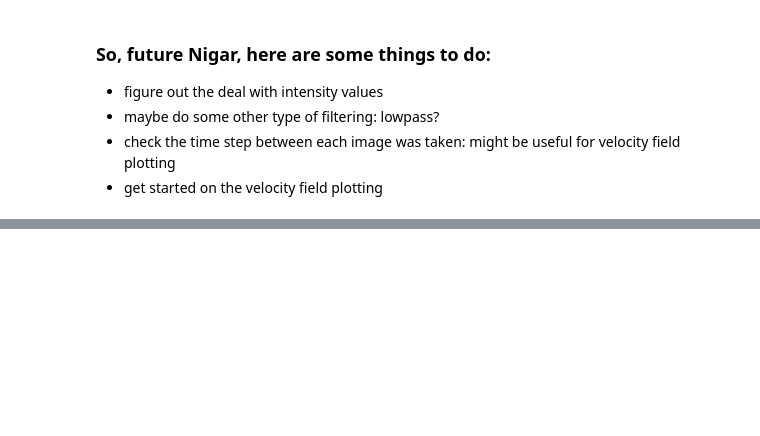
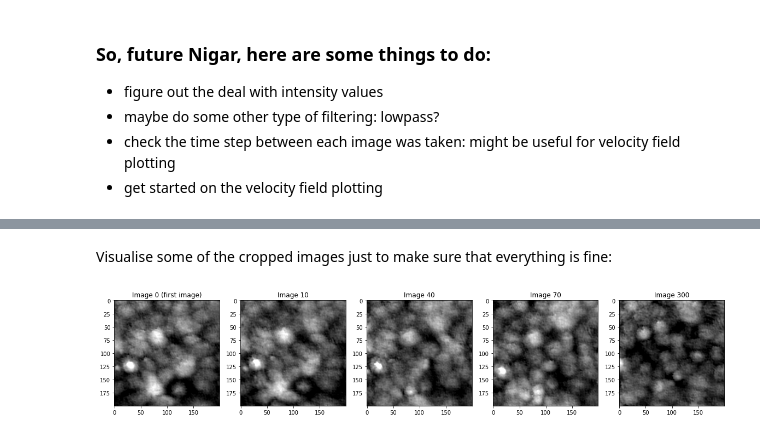
Before and after one commit to nigarabbasova/MCsThesisAnalysis, a Jupyter notebook: preliminary_analysis.ipynb, the cells around one changed output, grey strips where cells are left out. Drawn from its saved outputs; the diff is of its cells as text; code cells hidden in the pictures; blank space fills up the shorter version.

```diff
--- a/preliminary_analysis.ipynb
+++ b/preliminary_analysis.ipynb
@@ -118,0 +142,24 @@ Before filtering:  [118 110 100  90  90  98 106 118 138 152 154 152 148 142 136
+# %% [markdown]
+Visualise some of the cropped images just to make sure that everything is fine:
+# %%
+# Create subplots with 1 row and 5 columns
+image_size = (20,20)
+fig, axes = plt.subplots(1, 5, figsize=image_size)
+ax = axes.ravel()
+
+# Display images and set titles
+ax[0].imshow(cropped_images[0], cmap=plt.cm.gray)
+ax[0].set_title('Image 0 (first image)')
+ax[1].imshow(cropped_images[9], cmap=plt.cm.gray)
+ax[1].set_title('Image 10')
+ax[2].imshow(cropped_images[39], cmap=plt.cm.gray)
+ax[2].set_title('Image 40')
+ax[3].imshow(cropped_images[69], cmap=plt.cm.gray)
+ax[3].set_title('Image 70')
+ax[4].imshow(cropped_images[299], cmap=plt.cm.gray)
+ax[4].set_title('Image 300')
+
+# Show the subplots
+plt.show()
+# %% [output]
+[figure, added]
```
Also changed, not shown: parts of 19 cells of this notebook.
